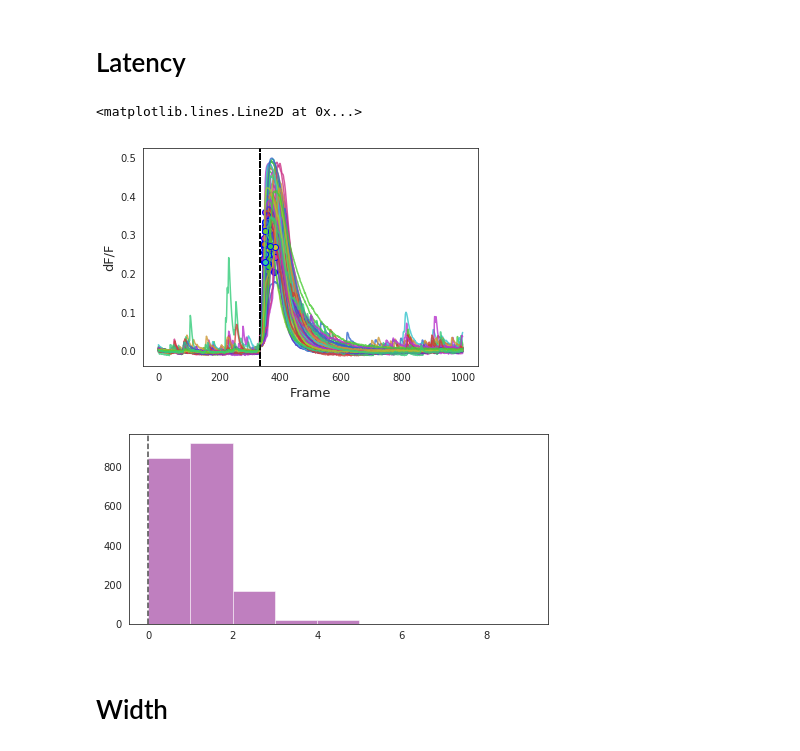
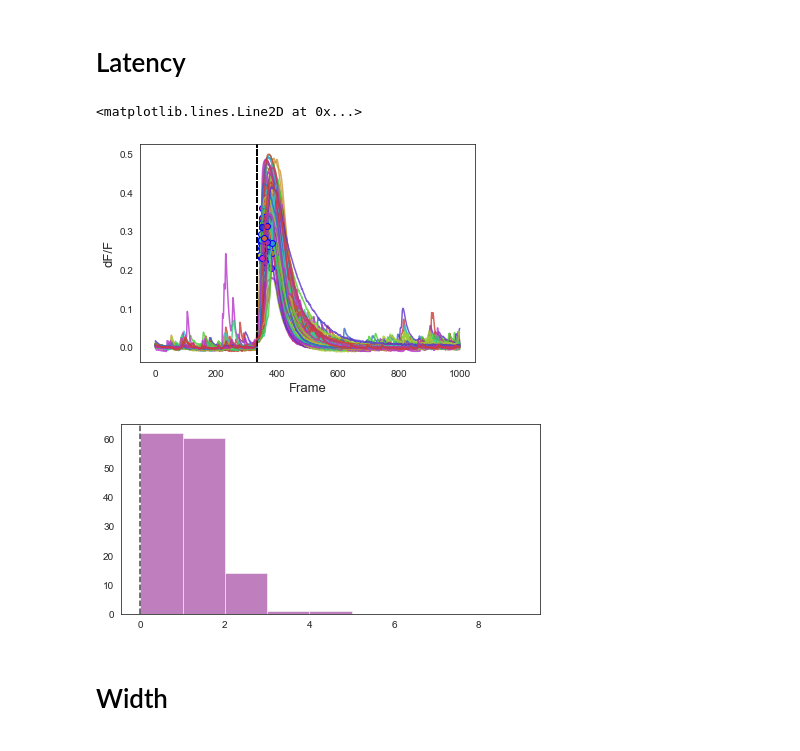
Before and after one commit to marxcrake/Ca_analysis_paper, a Jupyter notebook: Ca_analysis.ipynb, the cells around one changed output. Drawn from its saved outputs; the diff is of its cells as text; code cells hidden in the pictures.

```diff
--- a/Ca_analysis.ipynb
+++ b/Ca_analysis.ipynb
@@ -224,7 +221,7 @@ sub_fig = fig1
 for file in results_norm:
 
 
-    for ex in np.arange(1,len(results_norm[file].columns)):
+    for ex in np.arange(1,len(results_norm[file].columns)+1):
 
         series = results_norm[file]['Mean'+str(ex)]
         cmap = sns.hls_palette(10,l=.5, s=.6)
@@ -285,7 +282,7 @@ for file in results_norm:
     #initialize positive and total number of cells
     positive = 0
     total = 0
-    for ex in np.arange(1,len(results_norm[file].columns)):
+    for ex in np.arange(1,len(results_norm[file].columns)+1):
         series = results_norm[file]['Mean'+str(ex)]
         series_peaks =results_norm[file]['Mean'+str(ex)][stim:1500]
 
@@ -335,7 +332,7 @@ for file in results_norm:
     maxim = 0
     positive = 0
     total = 0
-    for ex in np.arange(1,len(results_norm[file].columns)-1):
+    for ex in np.arange(1,len(results_norm[file].columns)+1):
         series = results_norm[file]['Mean'+str(ex)]
         #window length for HEK = 1min 10s, neurons = 5s
         window_length = 1500
@@ -373,7 +370,7 @@ Number of active cells 18
 amplitude = 0
 for file in results_norm:
     mean = 0
-    for ex in np.arange(1,len(results_norm[file].columns)-1):
+    for ex in np.arange(1,len(results_norm[file].columns)+1):
         series = results_norm[file]['Mean'+str(ex)]
         #window length for HEK = 1min 10s, neurons = 5s
         window_length = 1500
@@ -426,12 +423,13 @@ for file in results:
 # %% [markdown]
 # Latency
 # %%
-
+from math import exp
 #set stimulation, fps = 16.67
 ind63 = []
+ind63_seconds = []
 stim = 333
 for file in results_norm:
-    for ex in np.arange(1,len(results_norm[file].columns)-1):
+    for ex in np.arange(1,len(results_norm[file].columns)+1):
         t_t = stim #don't detect peaks before stim
         series = results_norm[file]['Mean'+str(ex)]
         #window length for HEK = 1min 10s, neurons = 5s
@@ -446,7 +444,8 @@ for file in results_norm:
                 Vm_rise = Vm_rise63 + series[0]
                 data_rise = series[t_t:(index+t_t)] #Vm during rise phase of EJP only
                 try:
-                    ind_rise = 0 + np.argwhere(data_rise.rolling(window = 1).mean()>Vm_rise)[0]#index of time for 63% change
+                    averaged = data_rise.rolling(window = 1).mean().to_numpy()
+                    ind_rise = 0 + np.argwhere(averaged>Vm_rise)[0]#index of time for 63% change
                     if ind_rise+t_t>stim:
                         ind63.append(int(ind_rise)+t_t)
 
@@ -460,35 +459,35 @@ for file in results_norm:
                 #if series[400]>0.1:
                  #   continue
                 if  max(series_peaks)>0.3 and max(series_peaks)<0.5 and (ind_rise+t_t)>336:
                     plt.plot(series, alpha = 0.8)
                     plt.axvline(x = 333 , linestyle = '--', color = 'black', alpha =0.7)
 
                     plt.xlabel("Frame",fontdict={'fontsize':13})
                     plt.ylabel("dF/F",fontdict={'fontsize':13})
 
 
                     try:
                             plt.plot(ind_rise+t_t, series[ind_rise++t_t], 'o', mfc=None, mec='b')
 
 
                     except KeyError:
                         continue
         else:
             continue
 plt.figure(figsize=(7.5, 3.5))
 #transformation to present data not relative to stimuli
 latency = []
 for element in ind63:
             ind63_seconds.append (float(element/16.67))
 for element in ind63_seconds:
     latency.append(element-20)
     ,
 plt.hist(latency,bins = [0,1,2,3,4,5,6,7,8,9], color = 'purple',alpha = 0.5)
 plt.axvline(x = 0 , linestyle = '--', color = 'black', alpha =0.7)
 # %% [output]
 <matplotlib.lines.Line2D at 0x...>
-[figure, old version]
+[figure, new version]
-[figure, old version]
+[figure, new version]
 # %% [markdown]
 # Width
 # %% [markdown]
```
Also changed, not shown: parts of 7 cells of this notebook.
